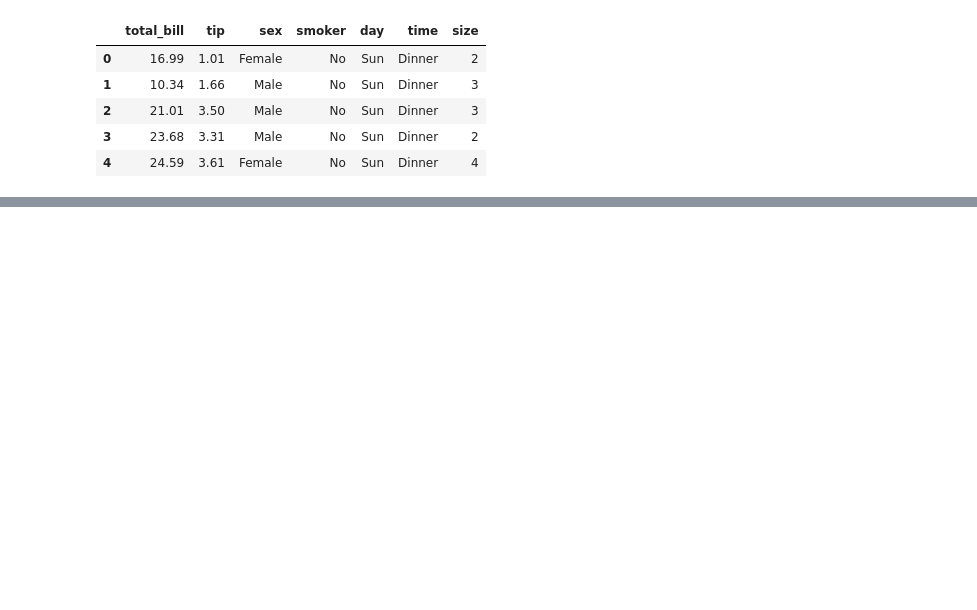
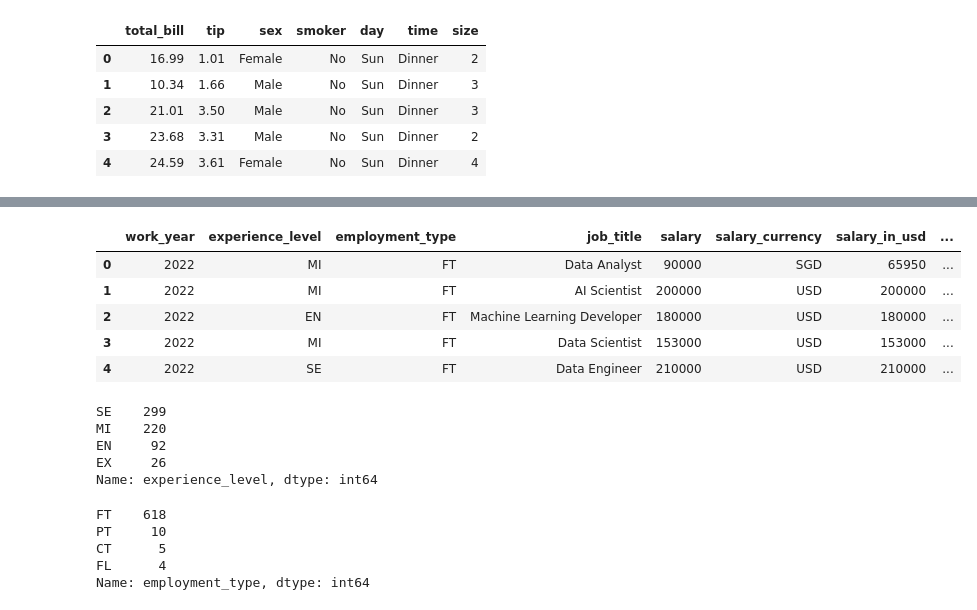
Before and after one commit to sqb-codes/MH_Python_24, a Jupyter notebook: DU_MH_DataScience/PlotlyIntroduction.ipynb, the cells around one changed output, grey strips where cells are left out. Cells and saved outputs as stored; diff of their text form; code cells hidden in the pictures; blank space fills up the shorter version.

```diff
--- a/DU_MH_DataScience/PlotlyIntroduction.ipynb
+++ b/DU_MH_DataScience/PlotlyIntroduction.ipynb
@@ -94,0 +97,11 @@ plot.show()
+# %%
+df = pd.read_csv("https://raw.githubusercontent.com/plotly/datasets/master/salaries-ai-jobs-net.csv")
+# %%
+df.head()
+# %% [output]
+|  | work_year | experience_level | employment_type | job_title | salary | salary_currency | salary_in_usd | ... |
+| 0 | 2022 | MI | FT | Data Analyst | 90000 | SGD | 65950 | ... |
+| 1 | 2022 | MI | FT | AI Scientist | 200000 | USD | 200000 | ... |
+| 2 | 2022 | EN | FT | Machine Learning Developer | 180000 | USD | 180000 | ... |
+| 3 | 2022 | MI | FT | Data Scientist | 153000 | USD | 153000 | ... |
+| 4 | 2022 | SE | FT | Data Engineer | 210000 | USD | 210000 | ... |
@@ -94,0 +110,16 @@ plot.show()
+# %%
+pd.value_counts(df['experience_level'])
+# %% [output]
+SE    299
+MI    220
+EN     92
+EX     26
+Name: experience_level, dtype: int64
+# %%
+pd.value_counts(df['employment_type'])
+# %% [output]
+FT    618
+PT     10
+CT      5
+FL      4
+Name: employment_type, dtype: int64
```
Also changed, not shown: parts of 15 cells of this notebook, 1 other file.
